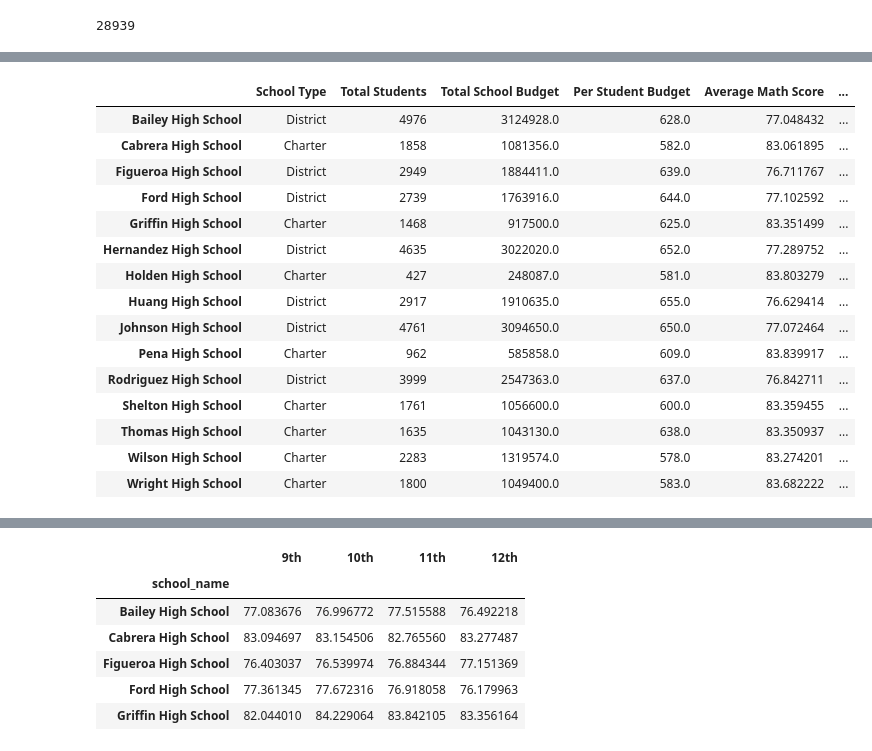
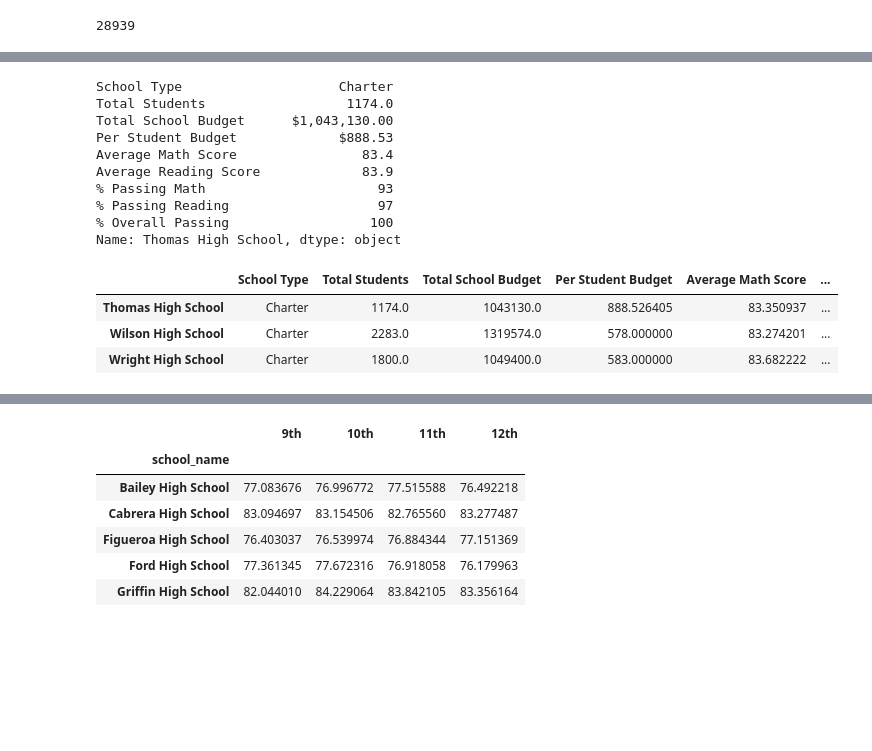
Before and after one commit to taaden/School_District_Analysis, a Jupyter notebook: PyCitySchools_Challenge.ipynb, the cells around one changed output, grey strips where cells are left out. Drawn from its saved outputs; the diff is of its cells as text; code cells hidden in the pictures; blank space fills up the shorter version.

Commit message:
PyCitySchools_Challenge

```diff
--- a/PyCitySchools_Challenge.ipynb
+++ b/PyCitySchools_Challenge.ipynb
@@ -105,5 +105,5 @@ dtype: int64
 # %%
 # remove all Nan for student_data
 
-#student_data_df.dropna(inplace =True)
-#student_data_df
+student_data_df.dropna(inplace =True)
+student_data_df
@@ -110,6 +124,6 @@ dtype: int64
 # %%
 # Remove all Nans values and unattended Columns from the School_data
-#school_data_df = school_data_df.dropna(axis=1)
+school_data_df = school_data_df.dropna(axis=1)
 # %%
 # Combine the data into a single dataset
 school_data_complete_df = pd.merge(student_data_df, school_data_df, how="left", on=["school_name", "school_name"])
@@ -227,3 +247,6 @@ Name: school_name, dtype: int64
+# %%
+# convert per_school dtype to float
+per_school_counts = per_school_counts.astype(float)
 # %%
 # Calculate the total school budget and per capita spending
 per_school_budget = school_data_complete_df.groupby(["school_name"]).mean()["budget"]
@@ -389,9 +414,22 @@ per_overall_passing_ths = passing_math_reading_ths / student_ths_count *100
+# %%
+per_school_summary_ths_df
+# %% [output]
+School Type                    Charter
+Total Students                  1174.0
+Total School Budget      $1,043,130.00
+Per Student Budget             $888.53
+Average Math Score                83.4
+Average Reading Score             83.9
+% Passing Math                      93
+% Passing Reading                   97
+% Overall Passing                  100
+Name: Thomas High School, dtype: object
 # %%
 # Step 12. Replace the passing math percent for Thomas High School in the per_school_summary_df.
 # Step 13. Replace the passing reading percentage for Thomas High School in the per_school_summary_df.
 # Step 14. Replace the overall passing percentage for Thomas High School in the per_school_summary_df.
 
-per_school_summary_df = pd.DataFrame({
+per_school_summary_ths_df = pd.DataFrame({
              "School Type": per_school_types,
              "Total Students": per_school_counts,
              "Total School Budget": per_school_budget,
@@ -402,23 +440,11 @@ per_school_summary_df = pd.DataFrame({
            "% Passing Reading":per_passing_reading_ths ,
            "% Overall Passing": per_overall_passing_ths})
 # %%
-per_school_summary_df
+per_school_summary_ths_df.tail(3)
 # %% [output]
 |  | School Type | Total Students | Total School Budget | Per Student Budget | Average Math Score | ... |
-| Bailey High School | District | 4976 | 3124928.0 | 628.0 | 77.048432 | ... |
-| Cabrera High School | Charter | 1858 | 1081356.0 | 582.0 | 83.061895 | ... |
-| Figueroa High School | District | 2949 | 1884411.0 | 639.0 | 76.711767 | ... |
-| Ford High School | District | 2739 | 1763916.0 | 644.0 | 77.102592 | ... |
-| Griffin High School | Charter | 1468 | 917500.0 | 625.0 | 83.351499 | ... |
-| Hernandez High School | District | 4635 | 3022020.0 | 652.0 | 77.289752 | ... |
-| Holden High School | Charter | 427 | 248087.0 | 581.0 | 83.803279 | ... |
-| Huang High School | District | 2917 | 1910635.0 | 655.0 | 76.629414 | ... |
-| Johnson High School | District | 4761 | 3094650.0 | 650.0 | 77.072464 | ... |
-| Pena High School | Charter | 962 | 585858.0 | 609.0 | 83.839917 | ... |
-| Rodriguez High School | District | 3999 | 2547363.0 | 637.0 | 76.842711 | ... |
-| Shelton High School | Charter | 1761 | 1056600.0 | 600.0 | 83.359455 | ... |
-| Thomas High School | Charter | 1635 | 1043130.0 | 638.0 | 83.350937 | ... |
-| Wilson High School | Charter | 2283 | 1319574.0 | 578.0 | 83.274201 | ... |
-| Wright High School | Charter | 1800 | 1049400.0 | 583.0 | 83.682222 | ... |
+| Thomas High School | Charter | 1174.0 | 1043130.0 | 888.526405 | 83.350937 | ... |
+| Wilson High School | Charter | 2283.0 | 1319574.0 | 578.000000 | 83.274201 | ... |
+| Wright High School | Charter | 1800.0 | 1049400.0 | 583.000000 | 83.682222 | ... |
 # %%
 # Format the Total School Budget and the Per Student Budget columns.
```
Also changed, not shown: parts of 32 cells of this notebook, 2 other files.
